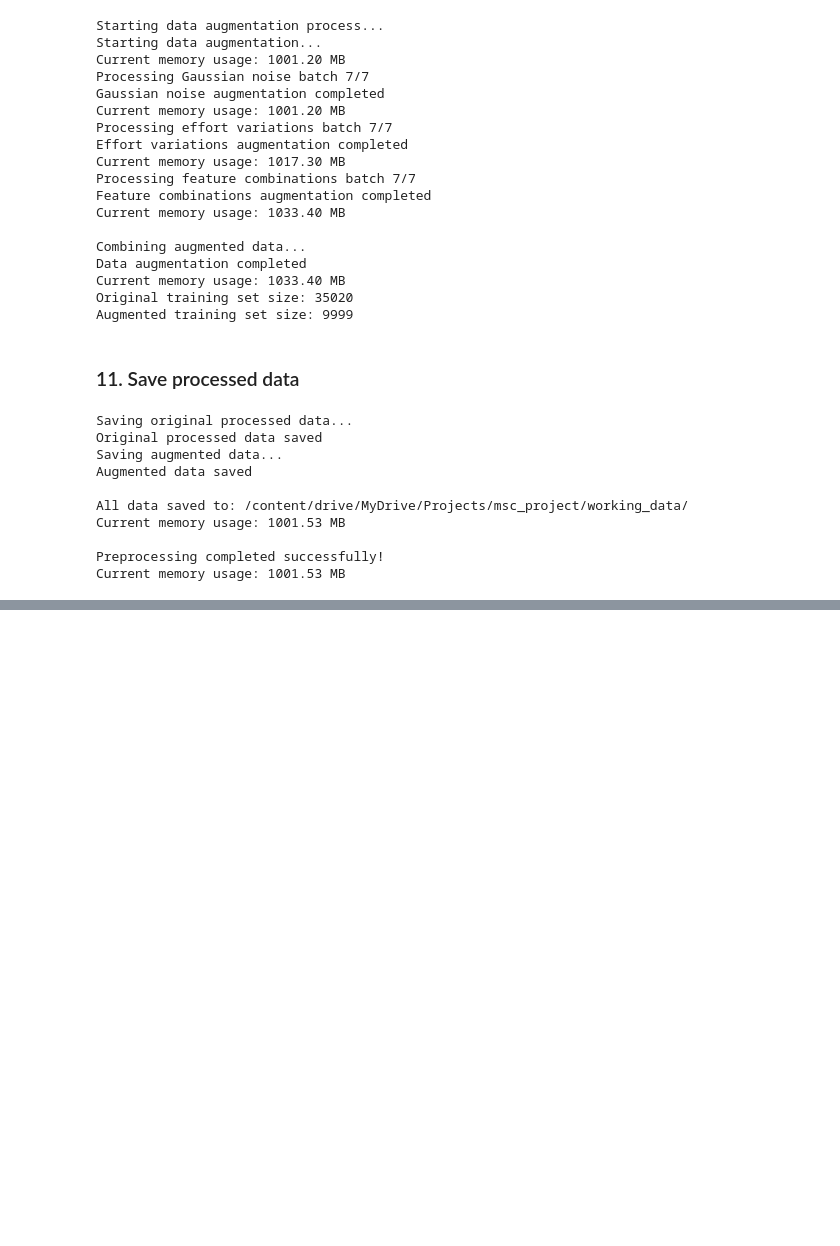
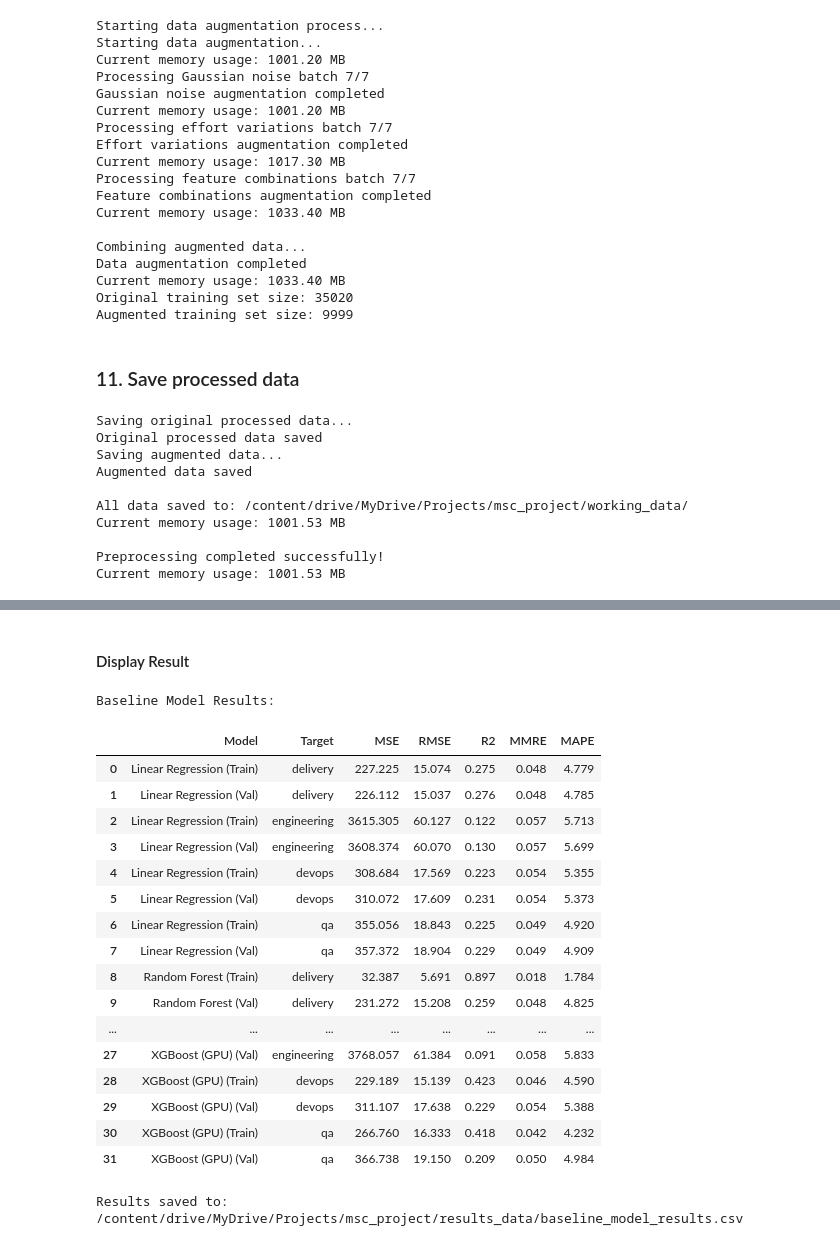
Before and after one commit to thegayankalinga/Software-Effort-Estimation-Model, a Jupyter notebook: see_implementation_phase01_v4.ipynb, the cells around one changed output, grey strips where cells are left out. Drawn from its saved outputs; the diff is of its cells as text; code cells hidden in the pictures; blank space fills up the shorter version.

```diff
--- a/see_implementation_phase01_v4.ipynb
+++ b/see_implementation_phase01_v4.ipynb
@@ -457,0 +629,36 @@ Current memory usage: 1001.53 MB
+# %% [markdown]
+#### Display Result
+# %%
+from google.colab import userdata
+results_path = userdata.get('results_path')
+
+# Display results
+pd.set_option('display.max_rows', None)
+pd.set_option('display.float_format', lambda x: '%.3f' % x)
+print("\nBaseline Model Results:")
+display(results_df)
+
+# Save results
+results_path = f'{results_path}baseline_model_results.csv'
+results_df.to_csv(results_path, index=False)
+print(f"\nResults saved to: {results_path}")
+# %% [output]
+Baseline Model Results:
+|  | Model | Target | MSE | RMSE | R2 | MMRE | MAPE |
+| 0 | Linear Regression (Train) | delivery | 227.225 | 15.074 | 0.275 | 0.048 | 4.779 |
+| 1 | Linear Regression (Val) | delivery | 226.112 | 15.037 | 0.276 | 0.048 | 4.785 |
+| 2 | Linear Regression (Train) | engineering | 3615.305 | 60.127 | 0.122 | 0.057 | 5.713 |
+| 3 | Linear Regression (Val) | engineering | 3608.374 | 60.070 | 0.130 | 0.057 | 5.699 |
+| 4 | Linear Regression (Train) | devops | 308.684 | 17.569 | 0.223 | 0.054 | 5.355 |
+| 5 | Linear Regression (Val) | devops | 310.072 | 17.609 | 0.231 | 0.054 | 5.373 |
+| 6 | Linear Regression (Train) | qa | 355.056 | 18.843 | 0.225 | 0.049 | 4.920 |
+| 7 | Linear Regression (Val) | qa | 357.372 | 18.904 | 0.229 | 0.049 | 4.909 |
+| 8 | Random Forest (Train) | delivery | 32.387 | 5.691 | 0.897 | 0.018 | 1.784 |
+| 9 | Random Forest (Val) | delivery | 231.272 | 15.208 | 0.259 | 0.048 | 4.825 |
+| ... | ... | ... | ... | ... | ... | ... | ... |
+| 27 | XGBoost (GPU) (Val) | engineering | 3768.057 | 61.384 | 0.091 | 0.058 | 5.833 |
+| 28 | XGBoost (GPU) (Train) | devops | 229.189 | 15.139 | 0.423 | 0.046 | 4.590 |
+| 29 | XGBoost (GPU) (Val) | devops | 311.107 | 17.638 | 0.229 | 0.054 | 5.388 |
+| 30 | XGBoost (GPU) (Train) | qa | 266.760 | 16.333 | 0.418 | 0.042 | 4.232 |
+| 31 | XGBoost (GPU) (Val) | qa | 366.738 | 19.150 | 0.209 | 0.050 | 4.984 |
+Results saved to: /content/drive/MyDrive/Projects/msc_project/results_data/baseline_model_results.csv
```
Also changed, not shown: parts of 11 cells of this notebook.
